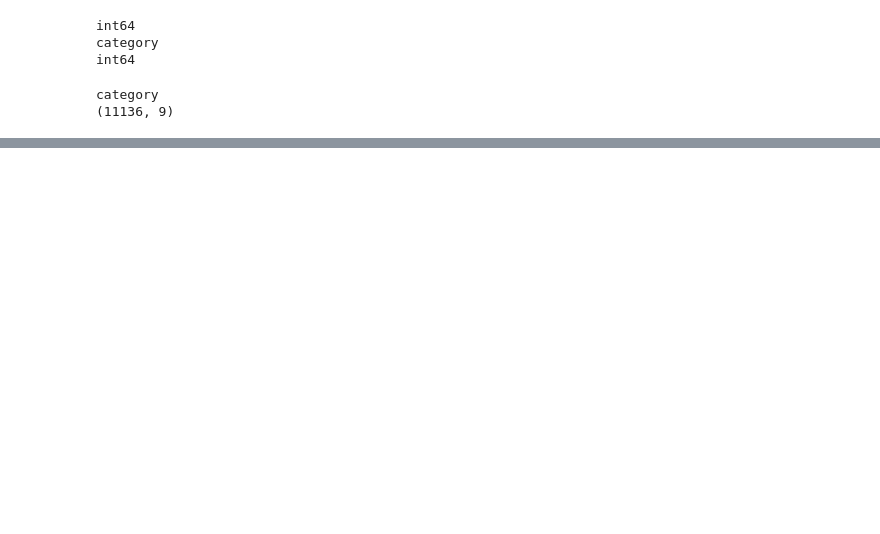
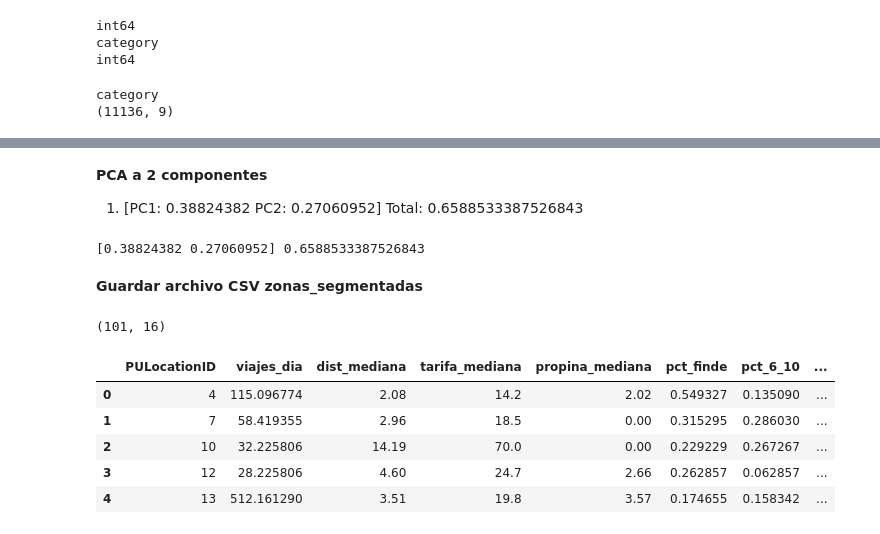
Before and after one commit to ianoelmolina-cmyk/taxis-nyc, a Jupyter notebook: preparacion.ipynb, the cells around one changed output, grey strips where cells are left out. Saved outputs shown, nothing was run; the diff lists cells and outputs as text; code cells hidden in the pictures; blank space fills up the shorter version.

```diff
--- a/preparacion.ipynb
+++ b/preparacion.ipynb
@@ -418,0 +552,11 @@ category
+# %%
+medias = perfil.groupby("grupo").mean()
+
+nombres = {}
+nombres[ medias["propina_mediana"].idxmax() ] = "Aeropuertos"
+nombres[ medias["pct_22_5"].idxmax() ] = "Vida nocturna"
+nombres[medias["tarifa_mediana"].idxmax()] = "Zonas remotas de viajes largos"
+nombres[ medias["dist_mediana"].idxmin()] = "Manhattan central"
+nombres[medias["pct_6_10"].idxmax()] = "Barrios periféricos"
+
+perfil["nombre_grupo"] = perfil["grupo"].map(nombres)
@@ -418,0 +573,32 @@ category
+# %% [markdown]
+**PCA a 2 componentes**
+1. [PC1: 0.38824382 PC2: 0.27060952] Total: 0.6588533387526843
+# %%
+from sklearn.decomposition import PCA
+
+pca = PCA(n_components=2, random_state=42)
+comp = pca.fit_transform(X_esc)
+
+perfil["pc1"] = comp[:, 0]
+perfil["pc2"] = comp[:, 1]
+
+print(pca.explained_variance_ratio_, pca.explained_variance_ratio_.sum())
+# %% [output]
+[0.38824382 0.27060952] 0.6588533387526843
+# %% [markdown]
+**Guardar archivo CSV zonas_segmentadas**
+# %%
+tabla = perfil.reset_index().merge(zonas[["LocationID", "Zone", "Borough"]], left_on="PULocationID", right_on="LocationID")
+tabla.to_csv("app/data/zonas_segmentadas.csv", index=False)
+print(tabla.shape)
+# %% [output]
+(101, 16)
+# %%
+tabla.head()
+# %% [output]
+|  | PULocationID | viajes_dia | dist_mediana | tarifa_mediana | propina_mediana | pct_finde | pct_6_10 | ... |
+| 0 | 4 | 115.096774 | 2.08 | 14.2 | 2.02 | 0.549327 | 0.135090 | ... |
+| 1 | 7 | 58.419355 | 2.96 | 18.5 | 0.00 | 0.315295 | 0.286030 | ... |
+| 2 | 10 | 32.225806 | 14.19 | 70.0 | 0.00 | 0.229229 | 0.267267 | ... |
+| 3 | 12 | 28.225806 | 4.60 | 24.7 | 2.66 | 0.262857 | 0.062857 | ... |
+| 4 | 13 | 512.161290 | 3.51 | 19.8 | 3.57 | 0.174655 | 0.158342 | ... |
```
Also changed, not shown: parts of 12 cells of this notebook, 1 other file.
